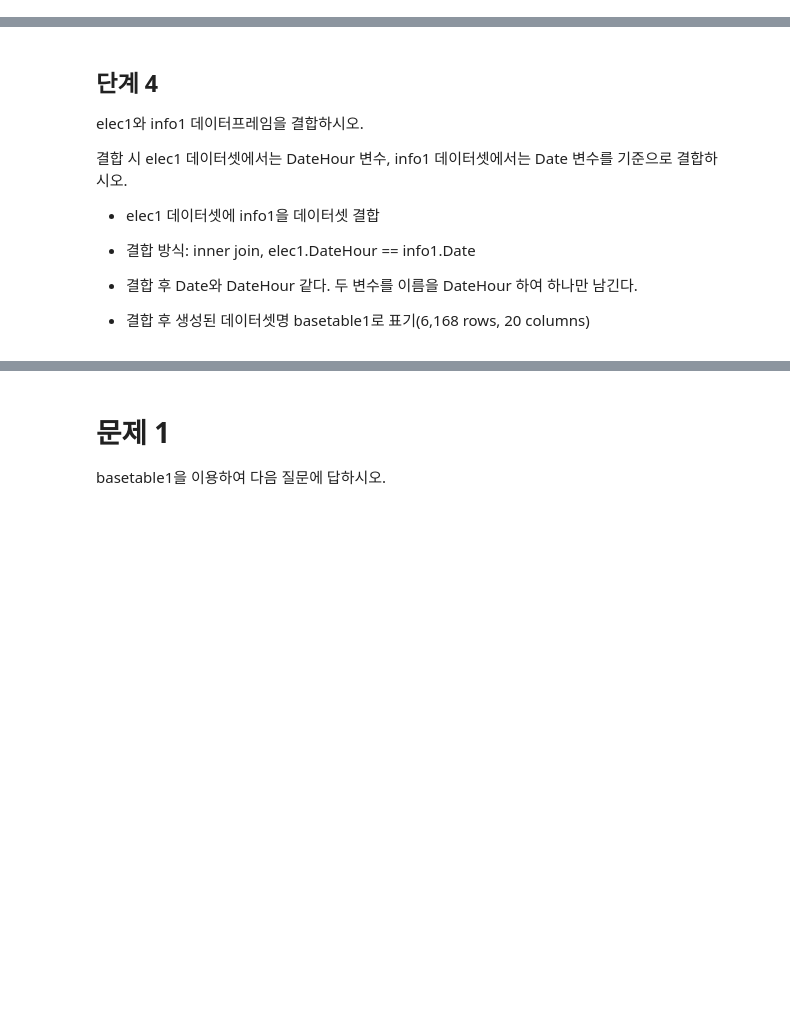
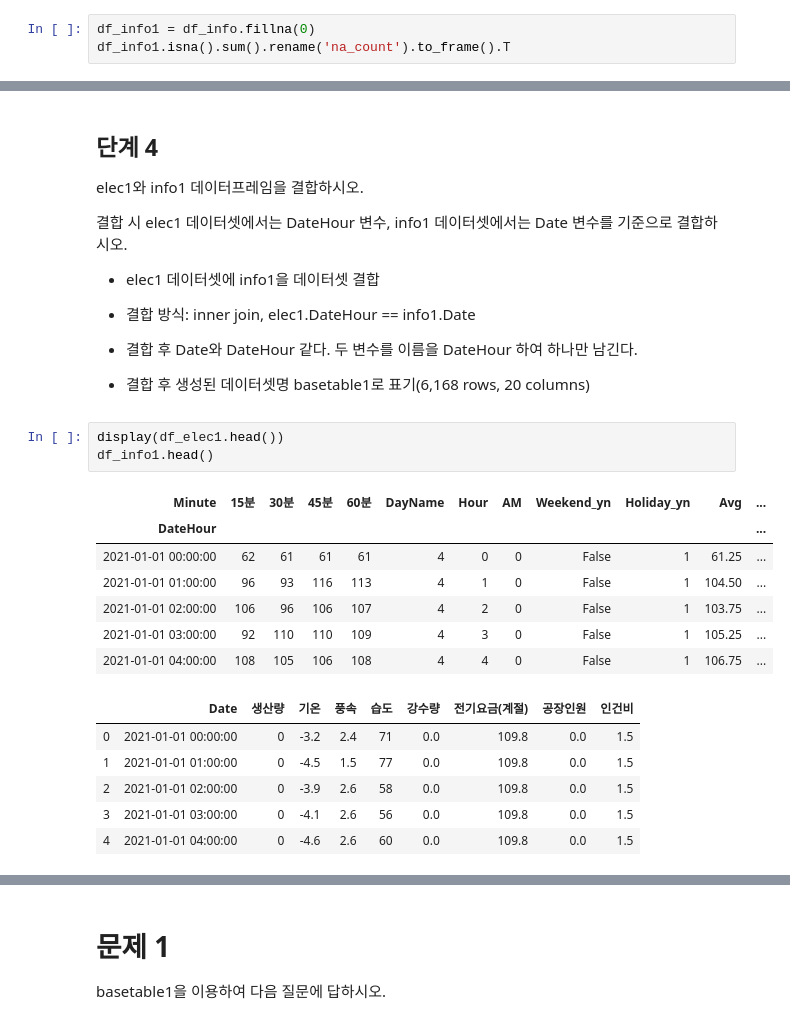
Before and after one commit to sunkusun9/DS_lv3_2410_2, a Jupyter notebook: sec_ds_lv3_prob3_prob.ipynb, the cells around one changed output, grey strips where cells are left out. Drawn from its saved outputs; the diff is of its cells as text; blank space fills up the shorter version.

```diff
--- a/sec_ds_lv3_prob3_prob.ipynb
+++ b/sec_ds_lv3_prob3_prob.ipynb
@@ -271,0 +298,3 @@ info데이터셋에 결측치가 존재한다. 이 때 발생된 결측치들은
+# %%
+df_info1 = df_info.fillna(0)
+df_info1.isna().sum().rename('na_count').to_frame().T
@@ -284,3 +316,20 @@ elec1와 info1 데이터프레임을 결합하시오.
 - 결합 후 Date와 DateHour 같다. 두 변수를 이름을 DateHour 하여 하나만 남긴다.
 
 - 결합 후 생성된 데이터셋명 basetable1로 표기(6,168 rows, 20 columns)
+# %%
+display(df_elec1.head())
+df_info1.head()
+# %% [output]
+| Minute | 15분 | 30분 | 45분 | 60분 | DayName | Hour | AM | Weekend_yn | Holiday_yn | Avg | ... |
+| DateHour |  |  |  |  |  |  |  |  |  |  | ... |
+| 2021-01-01 00:00:00 | 62 | 61 | 61 | 61 | 4 | 0 | 0 | False | 1 | 61.25 | ... |
+| 2021-01-01 01:00:00 | 96 | 93 | 116 | 113 | 4 | 1 | 0 | False | 1 | 104.50 | ... |
+| 2021-01-01 02:00:00 | 106 | 96 | 106 | 107 | 4 | 2 | 0 | False | 1 | 103.75 | ... |
+| 2021-01-01 03:00:00 | 92 | 110 | 110 | 109 | 4 | 3 | 0 | False | 1 | 105.25 | ... |
+| 2021-01-01 04:00:00 | 108 | 105 | 106 | 108 | 4 | 4 | 0 | False | 1 | 106.75 | ... |
+|  | Date | 생산량 | 기온 | 풍속 | 습도 | 강수량 | 전기요금(계절) | 공장인원 | 인건비 |
+| 0 | 2021-01-01 00:00:00 | 0 | -3.2 | 2.4 | 71 | 0.0 | 109.8 | 0.0 | 1.5 |
+| 1 | 2021-01-01 01:00:00 | 0 | -4.5 | 1.5 | 77 | 0.0 | 109.8 | 0.0 | 1.5 |
+| 2 | 2021-01-01 02:00:00 | 0 | -3.9 | 2.6 | 58 | 0.0 | 109.8 | 0.0 | 1.5 |
+| 3 | 2021-01-01 03:00:00 | 0 | -4.1 | 2.6 | 56 | 0.0 | 109.8 | 0.0 | 1.5 |
+| 4 | 2021-01-01 04:00:00 | 0 | -4.6 | 2.6 | 60 | 0.0 | 109.8 | 0.0 | 1.5 |
```
Also changed, not shown: parts of 22 cells of this notebook.
